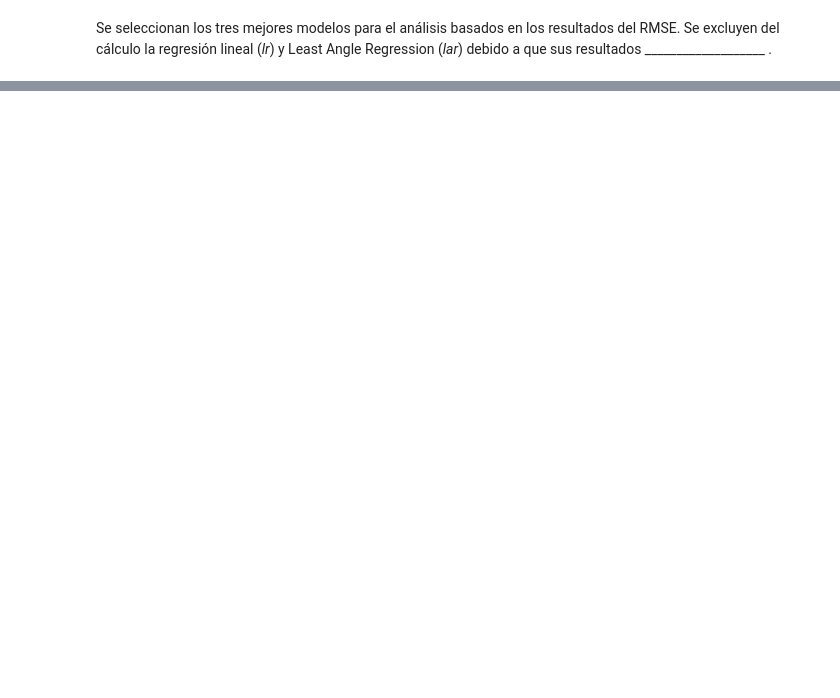
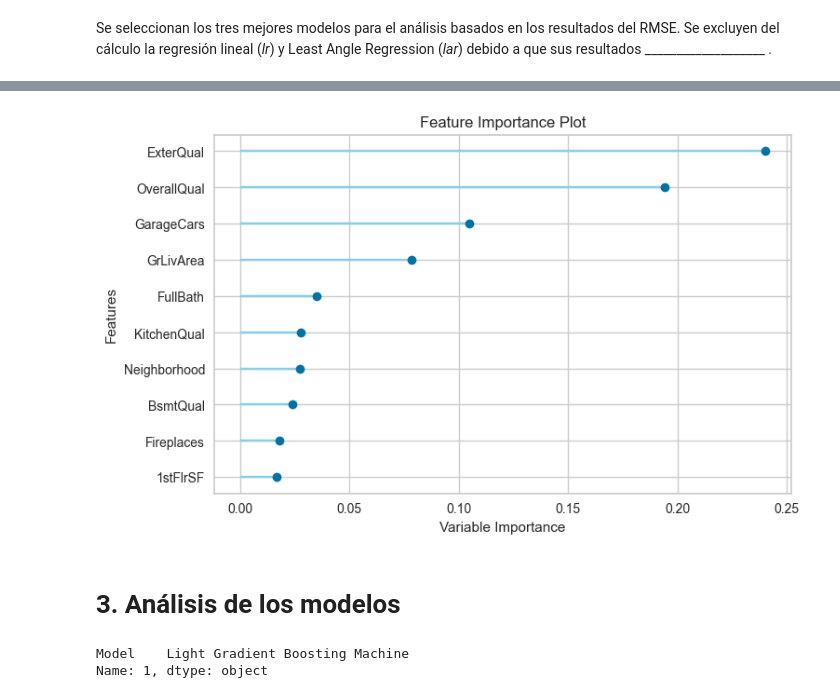
Before and after one commit to lpyo87/Product_development, a Jupyter notebook: Lab2/Lab2.ipynb, the cells around one changed output, grey strips where cells are left out. Drawn from its saved outputs; the diff is of its cells as text; code cells hidden in the pictures; blank space fills up the shorter version.

```diff
--- a/Lab2/Lab2.ipynb
+++ b/Lab2/Lab2.ipynb
@@ -158,0 +351,3 @@ et = create_model('et')
+# %%
+plot_model(et, plot='feature')
+# %% [output]
@@ -158,0 +355,3 @@ et = create_model('et')
+[figure, added]
+# %% [markdown]
+# 3. Análisis de los modelos
@@ -158,0 +364,5 @@ et = create_model('et')
+# %%
+print(modelos2.loc[1,['Model']])
+# %% [output]
+Model    Light Gradient Boosting Machine
+Name: 1, dtype: object
```
Also changed, not shown: parts of 35 cells of this notebook.
